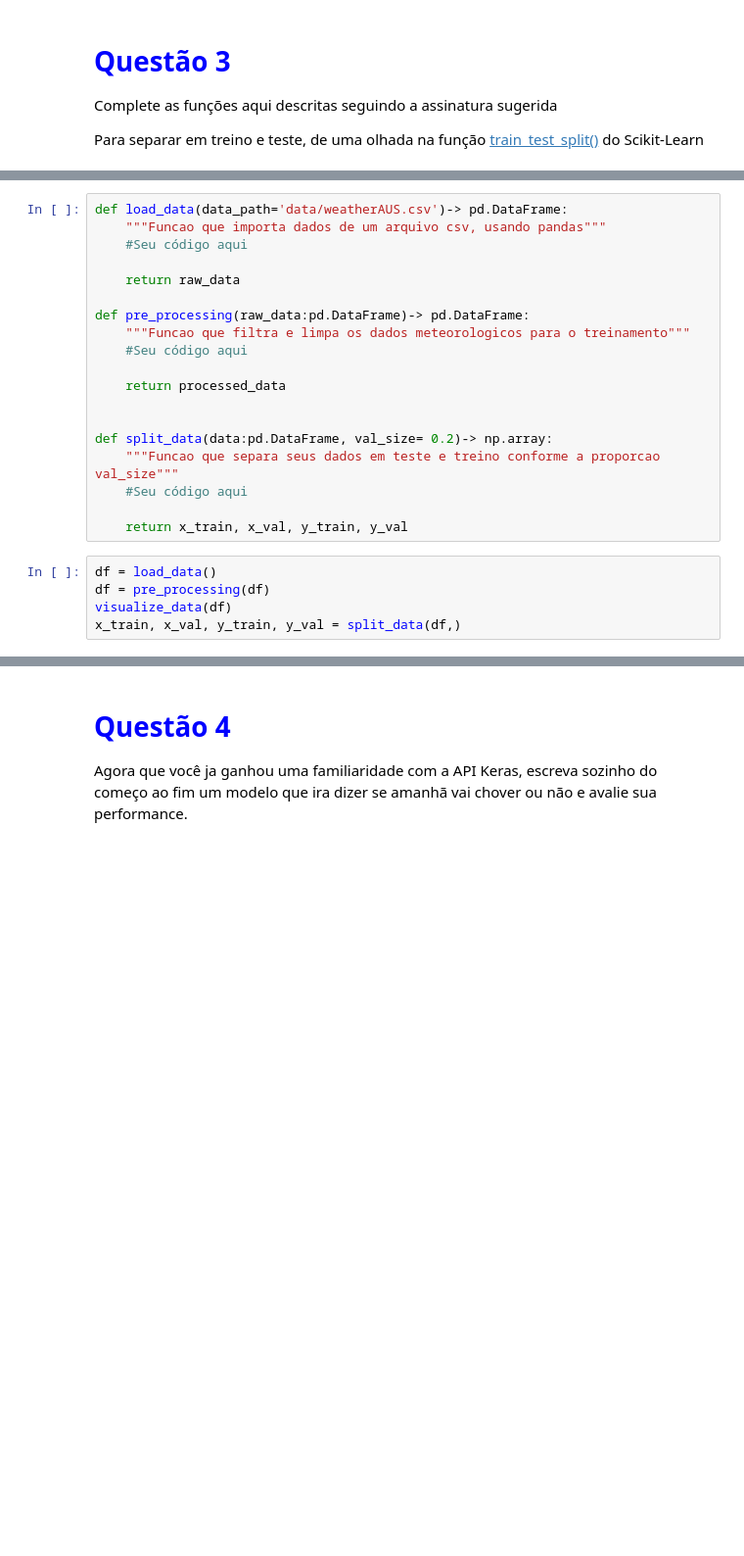
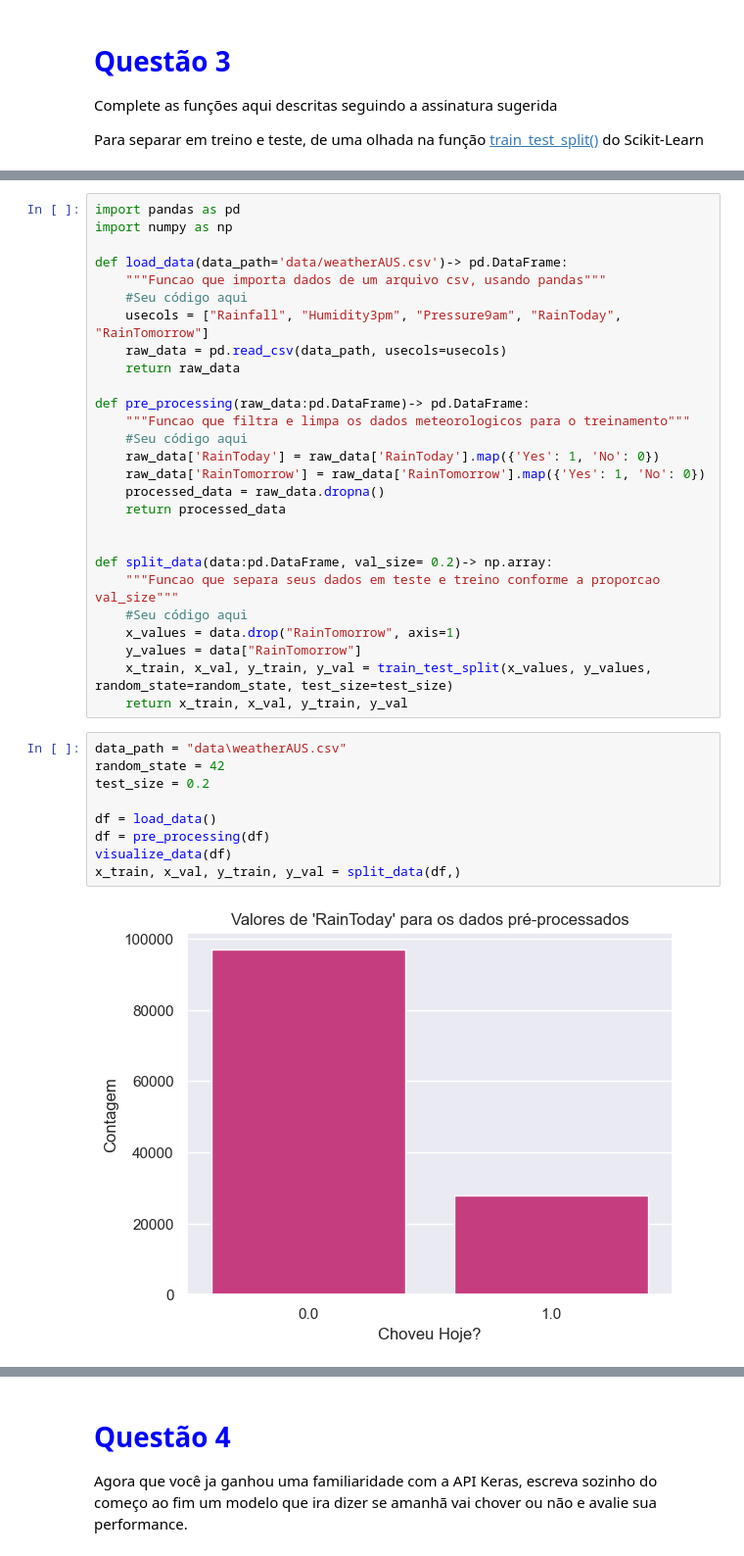
Before and after one commit to PLeonLopes/processamento_neural-to-linguagem_natural-PT, a Jupyter notebook: modulo2/02 - NN _ Backpropagation.ipynb, the cells around one changed output, grey strips where cells are left out. Shown at 98% size. Drawn from its saved outputs; the diff is of its cells as text; blank space fills up the shorter version.

```diff
--- a/modulo2/02 - NN _ Backpropagation.ipynb
+++ b/modulo2/02 - NN _ Backpropagation.ipynb
@@ -472,24 +480,38 @@ Para separar em treino e teste, de uma olhada na função [train_test_split()](h
 # %%
+import pandas as pd
+import numpy as np
+
 def load_data(data_path='data/weatherAUS.csv')-> pd.DataFrame:
     """Funcao que importa dados de um arquivo csv, usando pandas"""
     #Seu código aqui
-
+    usecols = ["Rainfall", "Humidity3pm", "Pressure9am", "RainToday", "RainTomorrow"]
+    raw_data = pd.read_csv(data_path, usecols=usecols)
     return raw_data
 
 def pre_processing(raw_data:pd.DataFrame)-> pd.DataFrame:
     """Funcao que filtra e limpa os dados meteorologicos para o treinamento"""
     #Seu código aqui
-
+    raw_data['RainToday'] = raw_data['RainToday'].map({'Yes': 1, 'No': 0})
+    raw_data['RainTomorrow'] = raw_data['RainTomorrow'].map({'Yes': 1, 'No': 0})
+    processed_data = raw_data.dropna()
     return processed_data
 
 
 def split_data(data:pd.DataFrame, val_size= 0.2)-> np.array:
     """Funcao que separa seus dados em teste e treino conforme a proporcao val_size"""
     #Seu código aqui
-
+    x_values = data.drop("RainTomorrow", axis=1)
+    y_values = data["RainTomorrow"]
+    x_train, x_val, y_train, y_val = train_test_split(x_values, y_values, random_state=random_state, test_size=test_size)
     return x_train, x_val, y_train, y_val
 # %%
+data_path = "data\weatherAUS.csv"
+random_state = 42
+test_size = 0.2
+
 df = load_data()
 df = pre_processing(df)
 visualize_data(df)
 x_train, x_val, y_train, y_val = split_data(df,)
+# %% [output]
+[figure, added]
```
Also changed, not shown: parts of 3 cells of this notebook, 1 other file.
